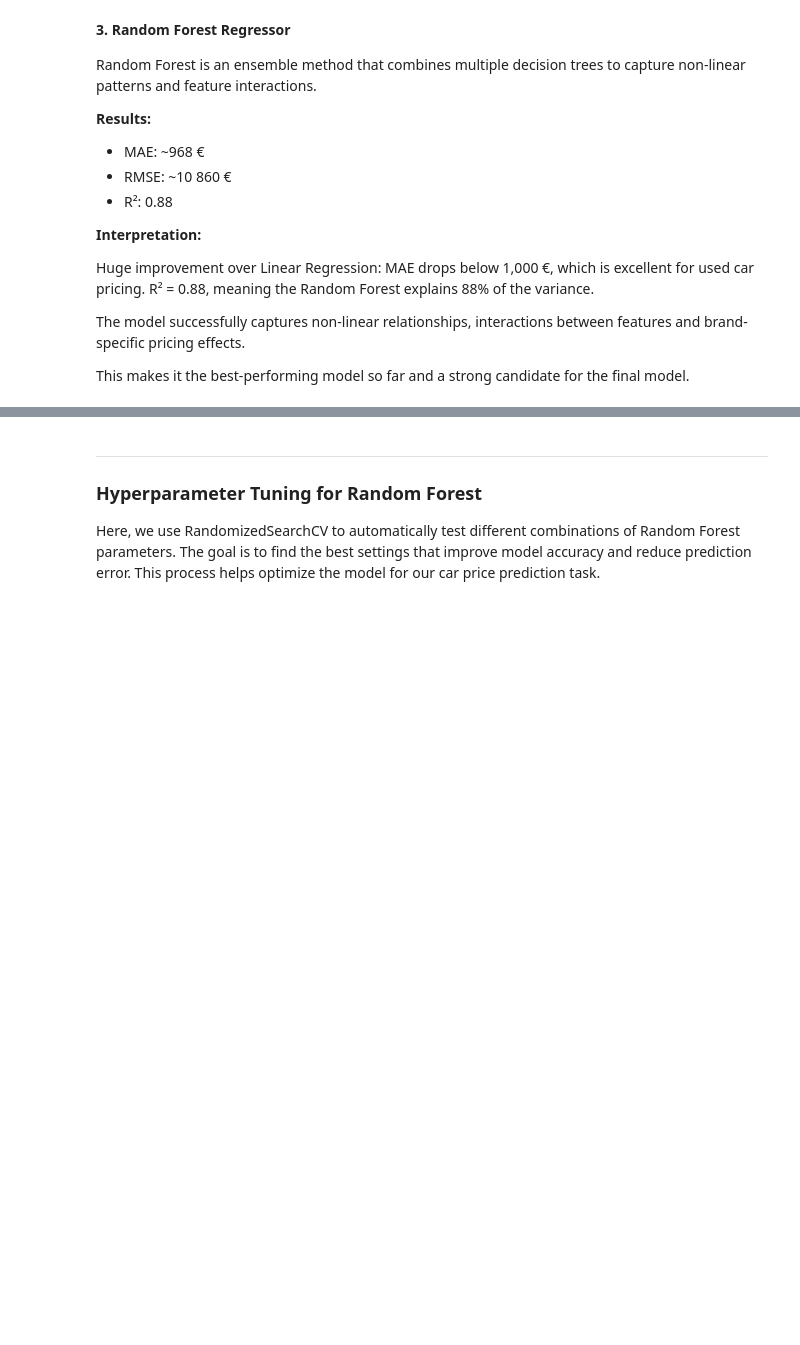
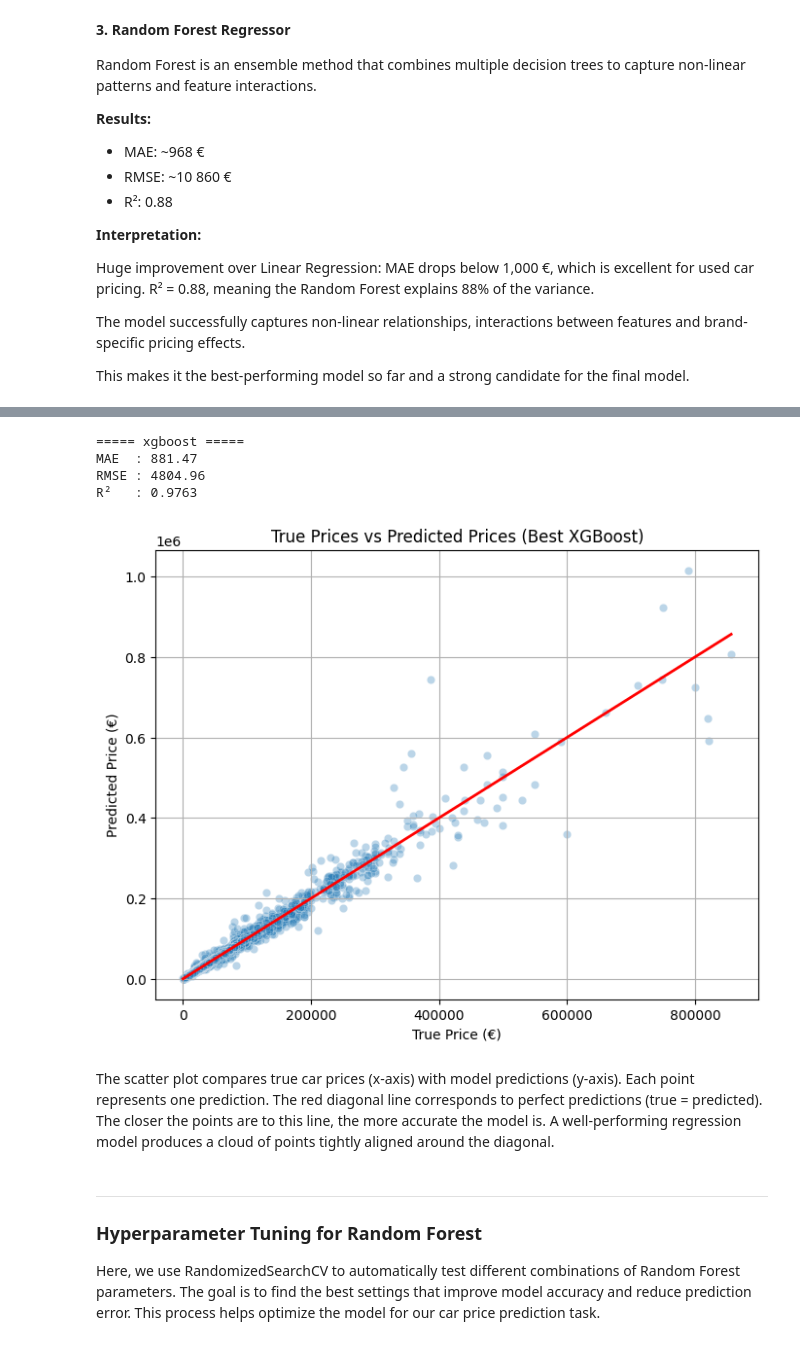
Before and after one commit to saintLaurentII/ML_PROJ, a Jupyter notebook: v1.ipynb, the cells around one changed output, grey strips where cells are left out. Cells and saved outputs as stored; diff of their text form; code cells hidden in the pictures; blank space fills up the shorter version.

Commit message:
xgboost/hyperparamtuning

```diff
--- a/v1.ipynb
+++ b/v1.ipynb
@@ -317,0 +353,3 @@ cars["price_per_km"] = np.where(
+# %%
+cars.dropna(subset=['power_efficiency'],inplace=True)
+cars.dropna(subset=['price_per_km'], inplace=True)
@@ -347,2 +394,5 @@ cars.head()
+# %%
+#test avec suppression des outliers top 0.5%
+cars = cars[cars['price_in_euro'] < cars['price_in_euro'].quantile(0.995)]
 # %%
 # ---------------------------
@@ -546,3 +760,41 @@ This makes it the best-performing model so far and a strong candidate for the fi
+# %%
+# ============================
+# 8) Évaluation du meilleur modèle XGBoost
+# ============================
+
+# ---------------------------
+# 1) Métriques
+# ---------------------------
+
+evaluate_model('xgboost',best_xgb_model, X_test,y_test)
+
+# ---------------------------
+# 2) Plot: True vs Predicted
+# ---------------------------
+
+plt.figure(figsize=(8, 6))
+sns.scatterplot(x=y_test, y=best_xgb_model.predict(X_test), alpha=0.3)
+plt.plot([y_test.min(), y_test.max()],
+         [y_test.min(), y_test.max()],
+         color='red', linewidth=2)
+
+plt.title("True Prices vs Predicted Prices (Best XGBoost)")
+plt.xlabel("True Price (€)")
+plt.ylabel("Predicted Price (€)")
+plt.grid(True)
+plt.show()
+# %% [output]
+===== xgboost =====
+MAE  : 881.47
+RMSE : 4804.96
+R²   : 0.9763
+[figure, added]
+# %% [markdown]
+The scatter plot compares true car prices (x-axis) with model predictions (y-axis).
+Each point represents one prediction.
+The red diagonal line corresponds to perfect predictions (true = predicted).
+The closer the points are to this line, the more accurate the model is.
+A well-performing regression model produces a cloud of points tightly aligned around the diagonal.
 # %% [markdown]
 -------------------------------------------------------------------------------------
 ### Hyperparameter Tuning for Random Forest
```
Also changed, not shown: parts of 12 cells of this notebook.
